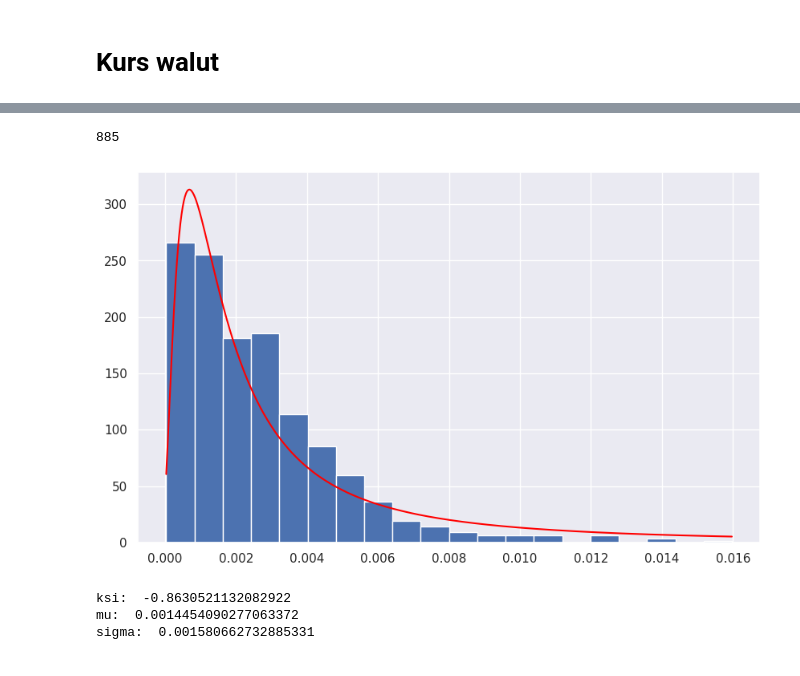
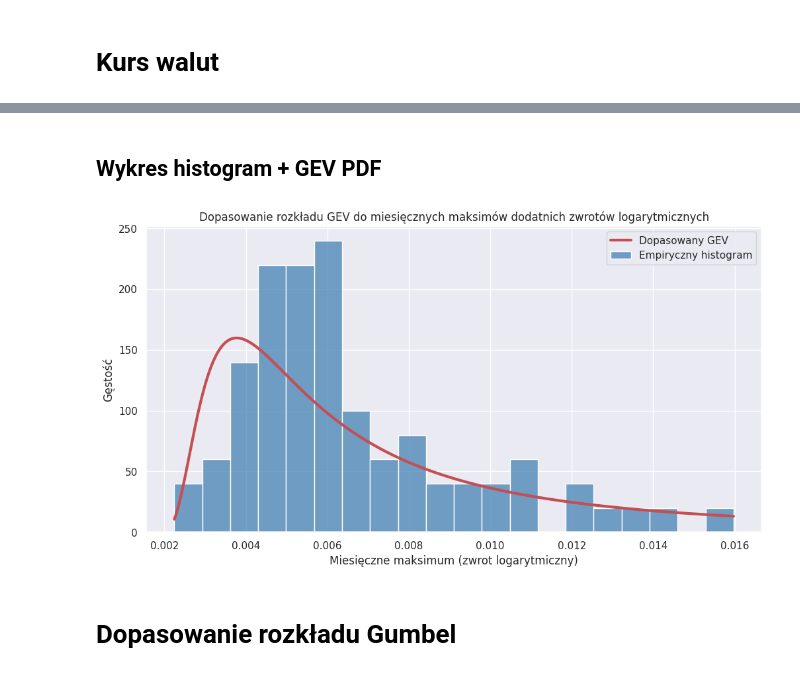
Before and after one commit to mathieuboro/nvidia_risk_management, a Jupyter notebook: maks.ipynb, the cells around one changed output, grey strips where cells are left out. Saved outputs shown, nothing was run; the diff lists cells and outputs as text; code cells hidden in the pictures.

```diff
--- a/maks.ipynb
+++ b/maks.ipynb
@@ -47,8 +45,8 @@ a L przyjmuje dodatnie zwroty logarytmiczne R. Maksimum jest liczone dla step =
 # %%
-X_usd_twd = []
+pos_returns = log_returns_usd_twd[log_returns_usd_twd > 0]
 
-for x in np.ravel(log_returns_usd_twd):
-    if (x > 0):
-        X_usd_twd.append(x)
+# 2. Grupujemy po miesiącach i znajdujemy indeksy (daty) maksimów
+max_dates = pos_returns.groupby(pos_returns.index.to_period("M")).idxmax()
 
-X_usd_twd
+# 3. Pobieramy wartości ekstremalne dla tych rzeczywistych dat
+monthly_maxima_usd_twd = log_returns_usd_twd.loc[np.ravel(max_dates)]
@@ -72,0 +86,3 @@ X_usd_twd
+# %%
+monthly_maxima_usd_twd_raw = np.ravel(monthly_maxima_usd_twd)
+monthly_maxima_usd_twd_raw
@@ -73,7 +168,2 @@ X_usd_twd
 # %%
-n = 1800
-step = 10
-
-# wybieram 1800 punktów (ostatnich, dodatnich logarytmicznych stóp zwrotu)
-usd_twd_1800 = X_usd_twd[-n:]
-usd_twd_1800
+shape, loc, scale = st.genextreme.fit(monthly_maxima_usd_twd_raw)
@@ -98,26 +170,18 @@ usd_twd_1800
-# %%
-M_usd_twd = []
-step = 10
-i = step
-while i < len(usd_twd_1800) + 1:
-    usd_twd_1800.append(max(usd_twd_1800[i-step:i]))
-    i += step
-print(len(usd_twd_1800))
-
-ksi_usd_twd, mu_usd_twd, sigma_usd_twd = sp.genextreme.fit(usd_twd_1800)
-# %% [output]
-885
+# %% [markdown]
+## Wykres histogram + GEV PDF
 # %%
-plt.figure(figsize=(10, 6))
-plt.hist(X_usd_twd, bins=20, density=True)
-xs = np.linspace(min(X_usd_twd), max(X_usd_twd), 1000)
-plt.plot(xs, sp.genextreme.pdf(xs, ksi_usd_twd, mu_usd_twd, sigma_usd_twd), c='red')
+x_vals = np.linspace(min(monthly_maxima_usd_twd_raw), max(monthly_maxima_usd_twd_raw), 1000)
+gev_pdf = st.genextreme.pdf(x_vals, shape, loc, scale)
+
+plt.figure(figsize=(12,6))
+sns.histplot(monthly_maxima_usd_twd_raw, bins=20, kde=False, stat="density", color="steelblue", label='Empiryczny histogram')
+plt.plot(x_vals, gev_pdf, 'r-', lw=3, label='Dopasowany GEV')
+plt.title('Dopasowanie rozkładu GEV do miesięcznych maksimów dodatnich zwrotów logarytmicznych')
+plt.xlabel('Miesięczne maksimum (zwrot logarytmiczny)')
+plt.ylabel('Gęstość')
+plt.legend()
 plt.show()
 # %% [output]
-[figure, old version]
+[figure, new version]
-# %%
-print("ksi: ", ksi_usd_twd, "\nmu: " , mu_usd_twd, "\nsigma: ", sigma_usd_twd)
-# %% [output]
-ksi:  -0.8630521132082922
-mu:  0.0014454090277063372
-sigma:  0.001580662732885331
+# %% [markdown]
+# Dopasowanie rozkładu Gumbel
```
Also changed, not shown: parts of 21 cells of this notebook.
